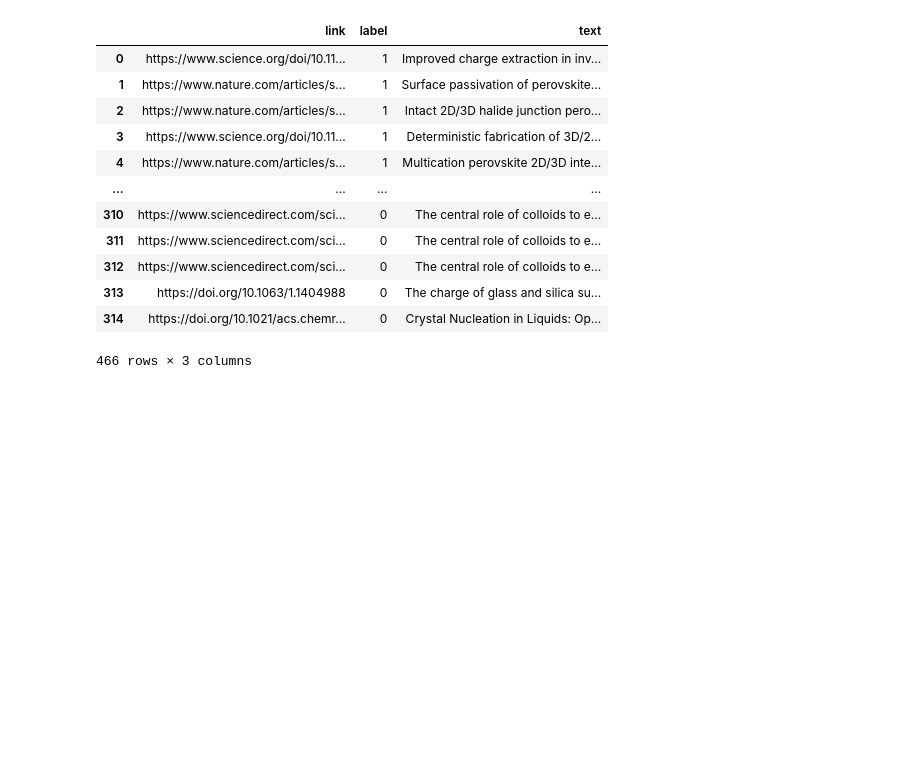
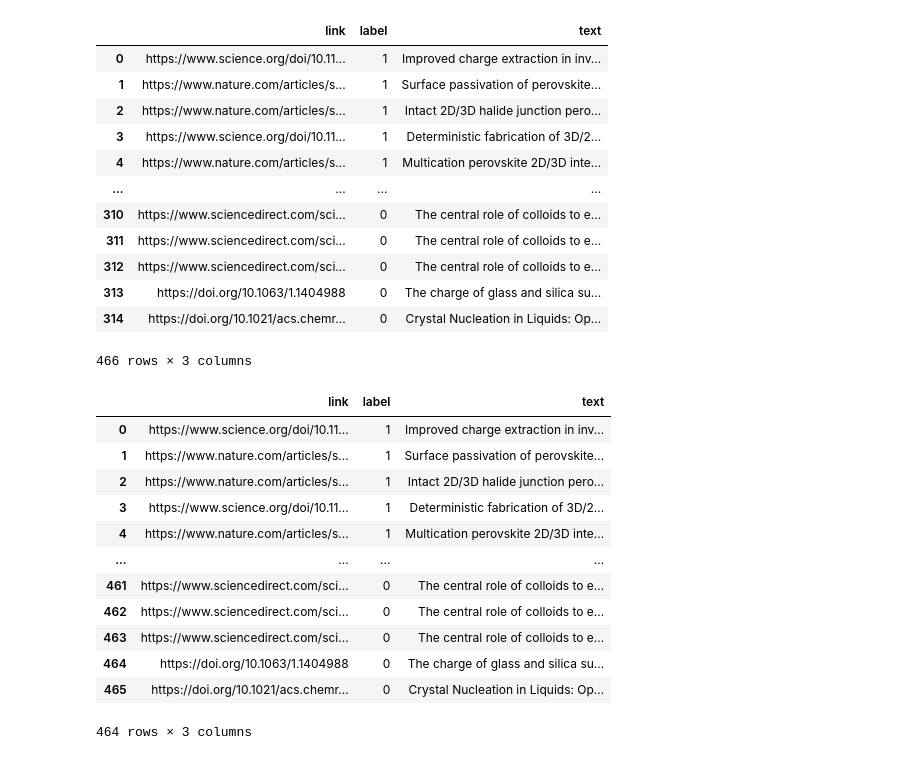
Before and after one commit to kanggunh/DSC180_B11, a Jupyter notebook: work_in_progress/Jill's Work/Scrapint_texts.ipynb, the cells around one changed output. Drawn from its saved outputs; the diff is of its cells as text; code cells hidden in the pictures; blank space fills up the shorter version.

Commit message:
Modify the merged_label
Dropping text column with np.nan values (total 2 rows)

```diff
--- a/work_in_progress/Jill's Work/Scrapint_texts.ipynb
+++ b/work_in_progress/Jill's Work/Scrapint_texts.ipynb
@@ -224,5 +224,21 @@ merged_df
 | 313 | https://doi.org/10.1063/1.1404988 | 0 | The charge of glass and silica su... |
 | 314 | https://doi.org/10.1021/acs.chemr... | 0 | Crystal Nucleation in Liquids: Op... |
 466 rows × 3 columns
+# %%
+merged_df.dropna(subset=['text'])
+# %% [output]
+|  | link | label | text |
+| 0 | https://www.science.org/doi/10.11... | 1 | Improved charge extraction in inv... |
+| 1 | https://www.nature.com/articles/s... | 1 | Surface passivation of perovskite... |
+| 2 | https://www.nature.com/articles/s... | 1 | Intact 2D/3D halide junction pero... |
+| 3 | https://www.science.org/doi/10.11... | 1 | Deterministic fabrication of 3D/2... |
+| 4 | https://www.nature.com/articles/s... | 1 | Multication perovskite 2D/3D inte... |
+| ... | ... | ... | ... |
+| 461 | https://www.sciencedirect.com/sci... | 0 | The central role of colloids to e... |
+| 462 | https://www.sciencedirect.com/sci... | 0 | The central role of colloids to e... |
+| 463 | https://www.sciencedirect.com/sci... | 0 | The central role of colloids to e... |
+| 464 | https://doi.org/10.1063/1.1404988 | 0 | The charge of glass and silica su... |
+| 465 | https://doi.org/10.1021/acs.chemr... | 0 | Crystal Nucleation in Liquids: Op... |
+464 rows × 3 columns
 # %%
 merged_df.to_csv('../../data/merged_label.csv', index=False)
```
Also changed, not shown: 1 other file.
